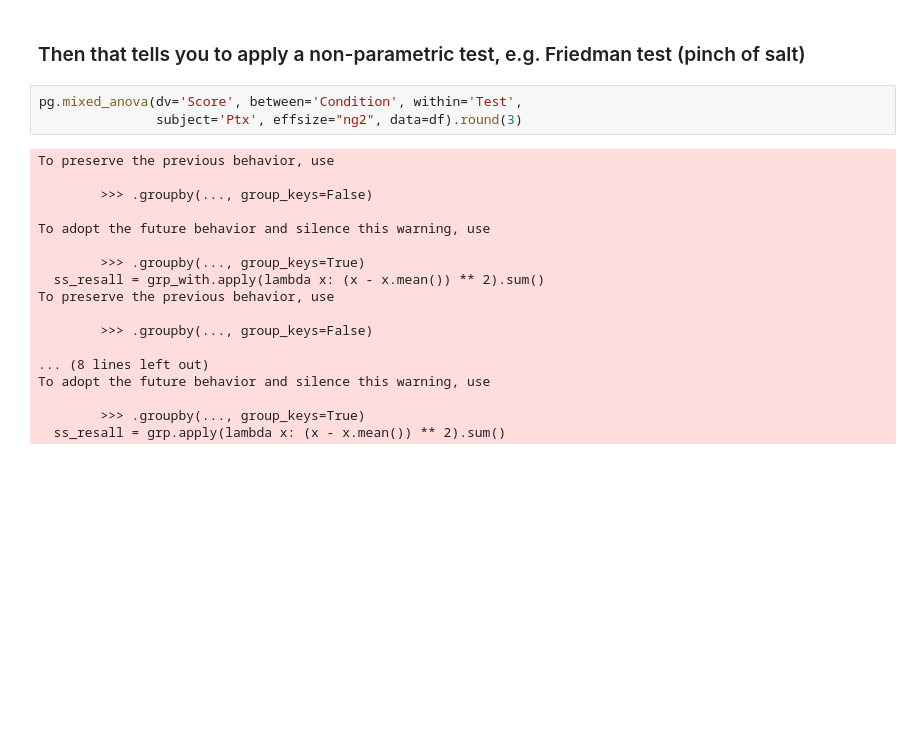
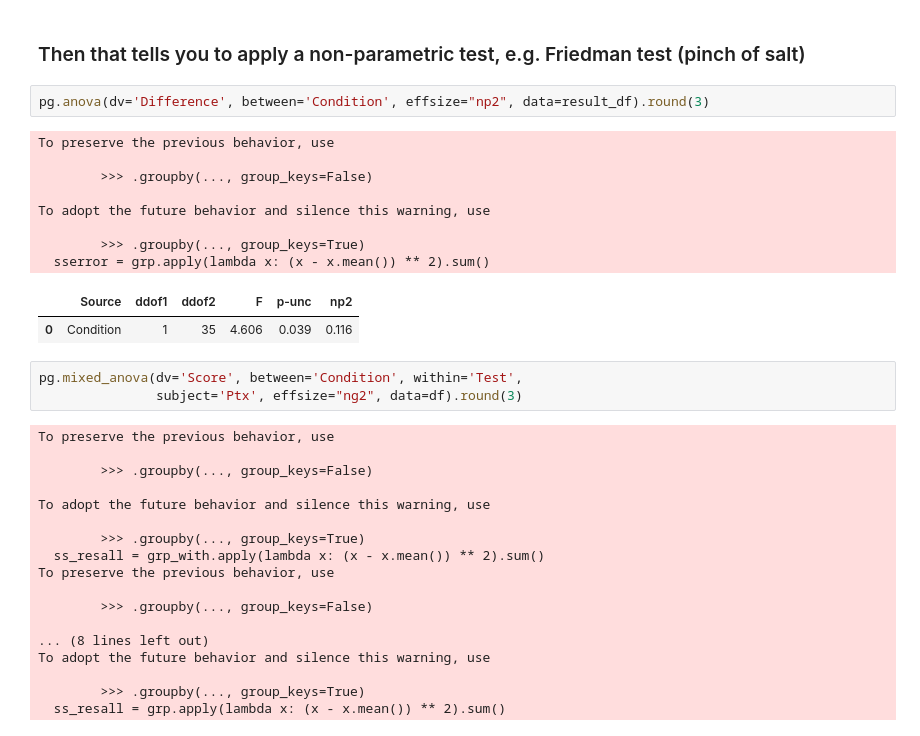
Before and after one commit to DiarKarim/LH_Project, a Jupyter notebook: PythonCodes/QualitativeAnalysis_v1.ipynb, the cells around one changed output. Drawn from its saved outputs; the diff is of its cells as text; blank space fills up the shorter version.

```diff
--- a/PythonCodes/QualitativeAnalysis_v1.ipynb
+++ b/PythonCodes/QualitativeAnalysis_v1.ipynb
@@ -91,5 +129,18 @@ ValueError: Length of values (19) does not match length of index (74)
 # %% [markdown]
 ### Then that tells you to apply a non-parametric test, e.g. Friedman test (pinch of salt)
+# %%
+pg.anova(dv='Difference', between='Condition', effsize="np2", data=result_df).round(3)
+# %% [output]
+To preserve the previous behavior, use
+
+        >>> .groupby(..., group_keys=False)
+
+To adopt the future behavior and silence this warning, use
+
+        >>> .groupby(..., group_keys=True)
+  sserror = grp.apply(lambda x: (x - x.mean()) ** 2).sum()
+|  | Source | ddof1 | ddof2 | F | p-unc | np2 |
+| 0 | Condition | 1 | 35 | 4.606 | 0.039 | 0.116 |
 # %%
 pg.mixed_anova(dv='Score', between='Condition', within='Test',
                subject='Ptx', effsize="ng2", data=df).round(3)
```
Also changed, not shown: parts of 10 cells of this notebook, 1 other file.
